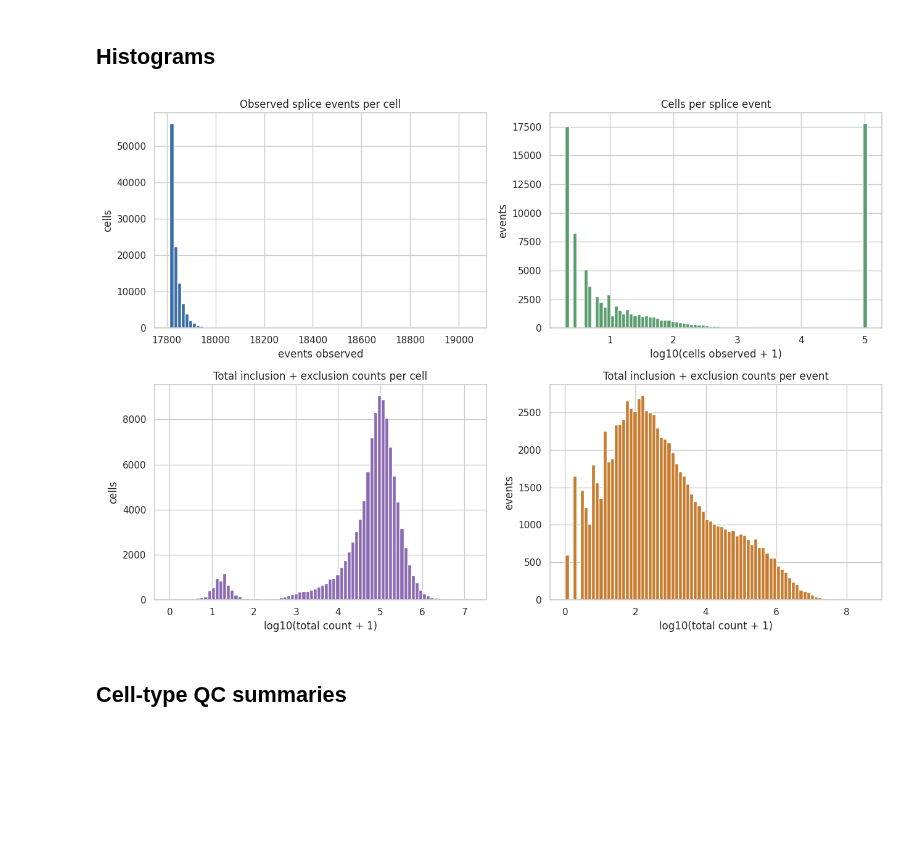
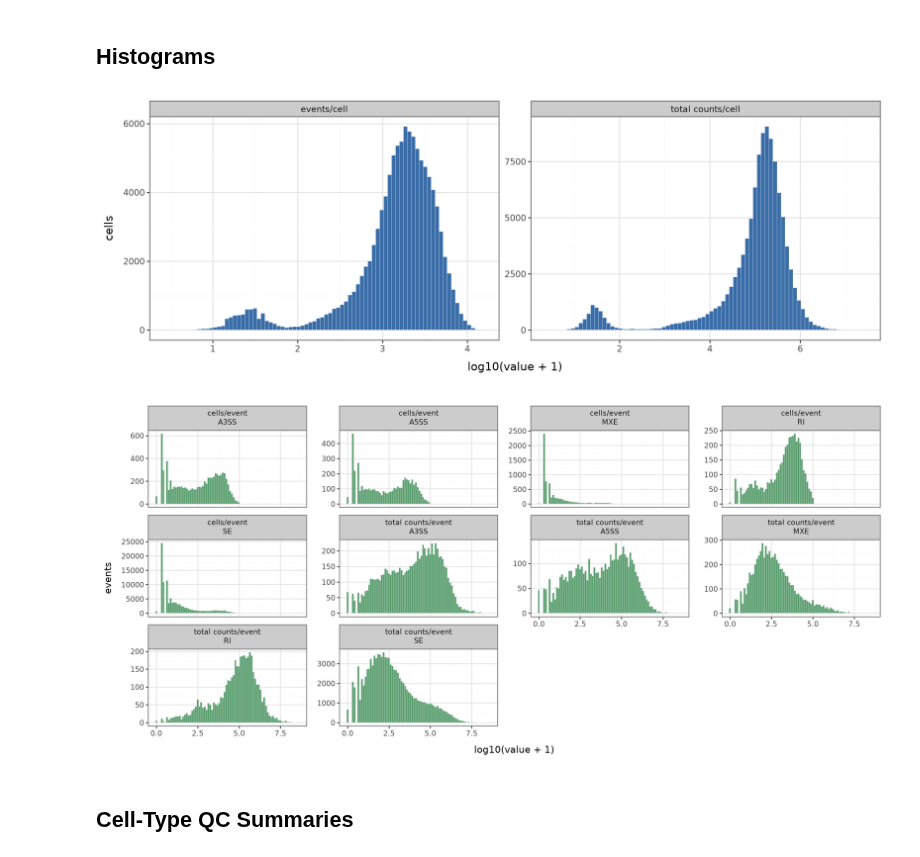
Before and after one commit to davidaknowles/tabula_rmats, a Jupyter notebook: rmats_counts_eda.executed.ipynb, the cells around one changed output. Cells and saved outputs as stored; diff of their text form; code cells hidden in the pictures; blank space fills up the shorter version.

```diff
--- a/rmats_counts_eda.executed.ipynb
+++ b/rmats_counts_eda.executed.ipynb
@@ -131,34 +170,40 @@ count observed: (107521, 85497) nnz= 1917789986
 # %% [markdown]
 ## Histograms
-# %%
-fig, axes = plt.subplots(2, 2, figsize=(13, 9))
-
-axes[0, 0].hist(events_per_cell, bins=80, color='#3b6ea8')
-axes[0, 0].set_title('Observed splice events per cell')
-axes[0, 0].set_xlabel('events observed')
-axes[0, 0].set_ylabel('cells')
-
-axes[0, 1].hist(np.log10(cells_per_event + 1), bins=80, color='#5a9e6f')
-axes[0, 1].set_title('Cells per splice event')
-axes[0, 1].set_xlabel('log10(cells observed + 1)')
-axes[0, 1].set_ylabel('events')
-
-axes[1, 0].hist(np.log10(total_count_per_cell + 1), bins=80, color='#8b6bb1')
-axes[1, 0].set_title('Total inclusion + exclusion counts per cell')
-axes[1, 0].set_xlabel('log10(total count + 1)')
-axes[1, 0].set_ylabel('cells')
-
-axes[1, 1].hist(np.log10(total_count_per_event + 1), bins=80, color='#c77c2f')
-axes[1, 1].set_title('Total inclusion + exclusion counts per event')
-axes[1, 1].set_xlabel('log10(total count + 1)')
-axes[1, 1].set_ylabel('events')
-
-plt.tight_layout()
-plt.show()
-# %% [output]
-[figure, removed]
+# %%
+cell_hist_df = pd.concat([
+    pd.DataFrame({'metric': 'events/cell', 'log10_value': np.log10(events_per_cell + 1)}),
+    pd.DataFrame({'metric': 'total counts/cell', 'log10_value': np.log10(total_count_per_cell + 1)}),
+], ignore_index=True)
+
+event_hist_df = pd.concat([
+    pd.DataFrame({'event_type': event_qc['event_type'].values, 'metric': 'cells/event', 'log10_value': np.log10(cells_per_event + 1)}),
+    pd.DataFrame({'event_type': event_qc['event_type'].values, 'metric': 'total counts/event', 'log10_value': np.log10(total_count_per_event + 1)}),
+], ignore_index=True)
+
+p_cells = (
+    ggplot(cell_hist_df, aes('log10_value'))
+    + geom_histogram(bins=80, fill='#3b6ea8', color='white', size=0.1)
+    + facet_wrap('~metric', scales='free')
+    + labs(x='log10(value + 1)', y='cells')
+    + theme_bw()
+    + theme(figure_size=(11, 4))
+)
+display(p_cells)
+
+p_events = (
+    ggplot(event_hist_df, aes('log10_value'))
+    + geom_histogram(bins=80, fill='#5a9e6f', color='white', size=0.1)
+    + facet_wrap('~ metric + event_type', scales='free_y')
+    + labs(x='log10(value + 1)', y='events')
+    + theme_bw()
+    + theme(figure_size=(13, 6), axis_text_x=element_text(rotation=0))
+)
+display(p_events)
+# %% [output]
+[figure, added]
+[figure, added]
 # %% [markdown]
-## Cell-type QC summaries
+## Cell-Type QC Summaries
 # %%
 cell_qc = pd.DataFrame({
     'events_per_cell': events_per_cell,
```
Also changed, not shown: parts of 16 cells of this notebook, 1 other file.
